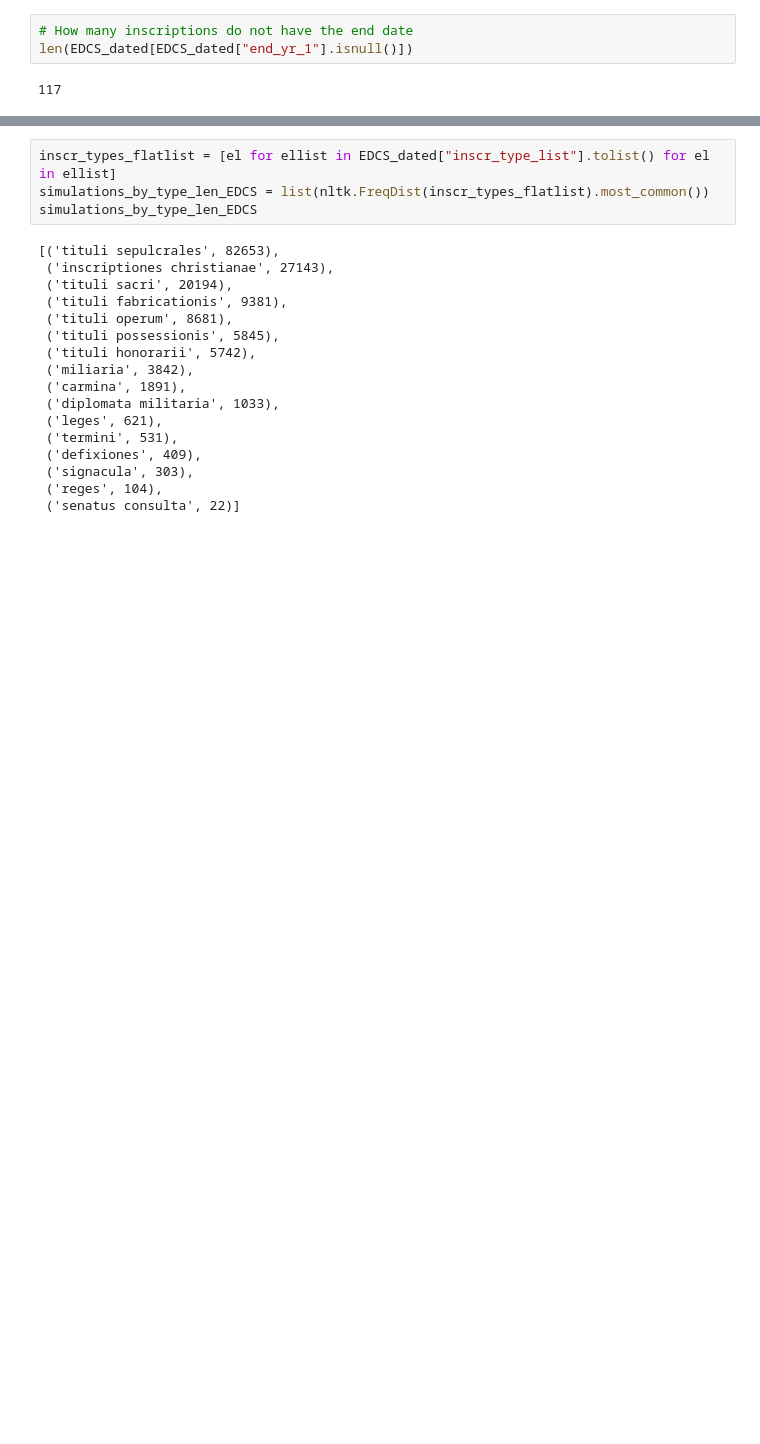
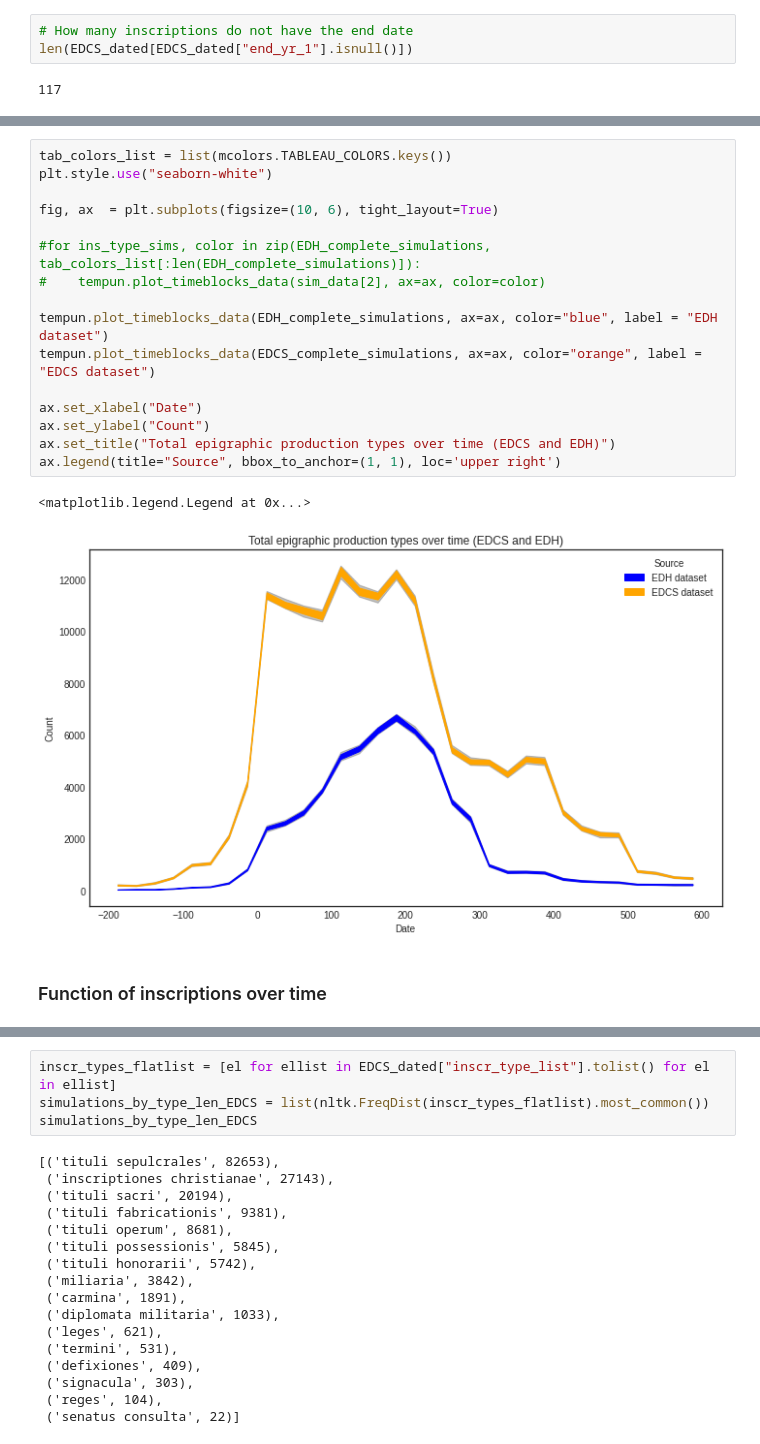
Before and after one commit to sdam-au/digital_epigraphy, a Jupyter notebook: scripts/2_analysis.ipynb, the cells around one changed output, grey strips where cells are left out. Saved outputs shown, nothing was run; the diff lists cells and outputs as text; blank space fills up the shorter version.

```diff
--- a/scripts/2_analysis.ipynb
+++ b/scripts/2_analysis.ipynb
@@ -259,0 +189,21 @@ EDCS_complete_simulations[0]
+# %%
+tab_colors_list = list(mcolors.TABLEAU_COLORS.keys())
+plt.style.use("seaborn-white")
+
+fig, ax  = plt.subplots(figsize=(10, 6), tight_layout=True)
+
+#for ins_type_sims, color in zip(EDH_complete_simulations, tab_colors_list[:len(EDH_complete_simulations)]):
+#    tempun.plot_timeblocks_data(sim_data[2], ax=ax, color=color)
+
+tempun.plot_timeblocks_data(EDH_complete_simulations, ax=ax, color="blue", label = "EDH dataset")
+tempun.plot_timeblocks_data(EDCS_complete_simulations, ax=ax, color="orange", label = "EDCS dataset")
+
+ax.set_xlabel("Date")
+ax.set_ylabel("Count")
+ax.set_title("Total epigraphic production types over time (EDCS and EDH)")
+ax.legend(title="Source", bbox_to_anchor=(1, 1), loc='upper right')
+# %% [output]
+<matplotlib.legend.Legend at 0x...>
+[figure, added]
+# %% [markdown]
+### Function of inscriptions over time
```
Also changed, not shown: parts of 31 cells of this notebook.
